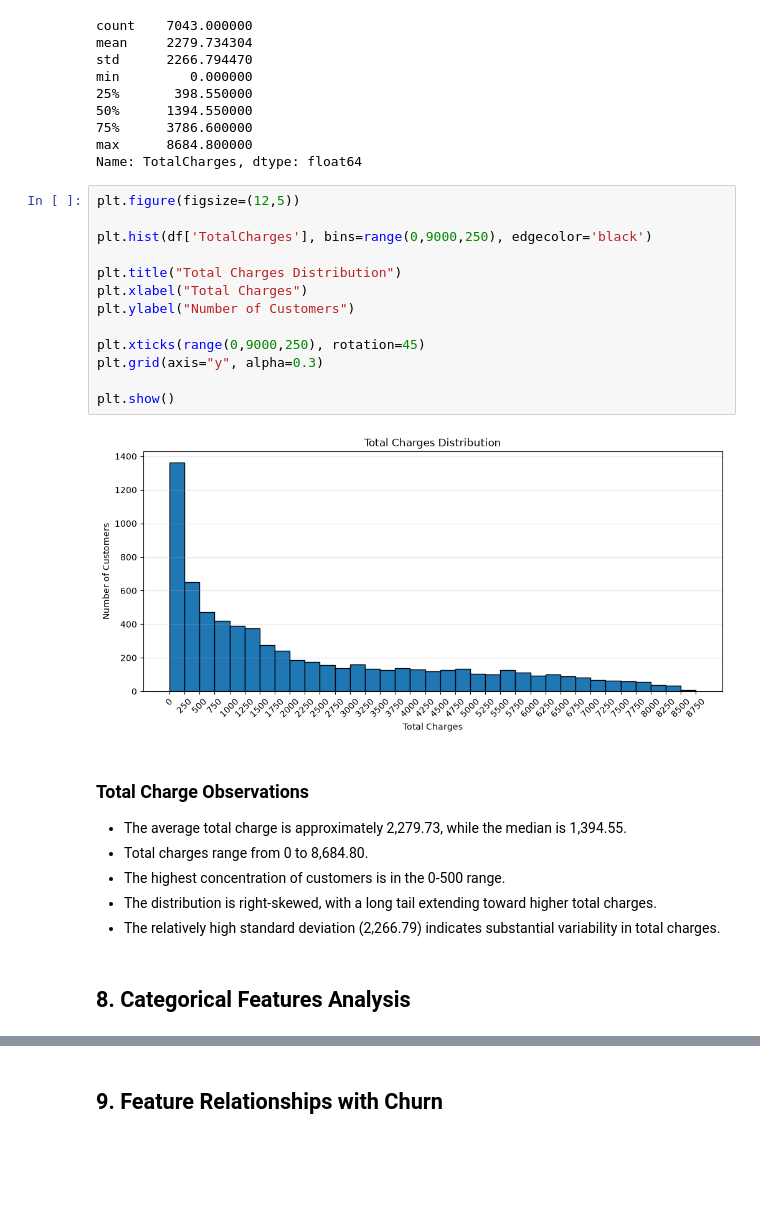
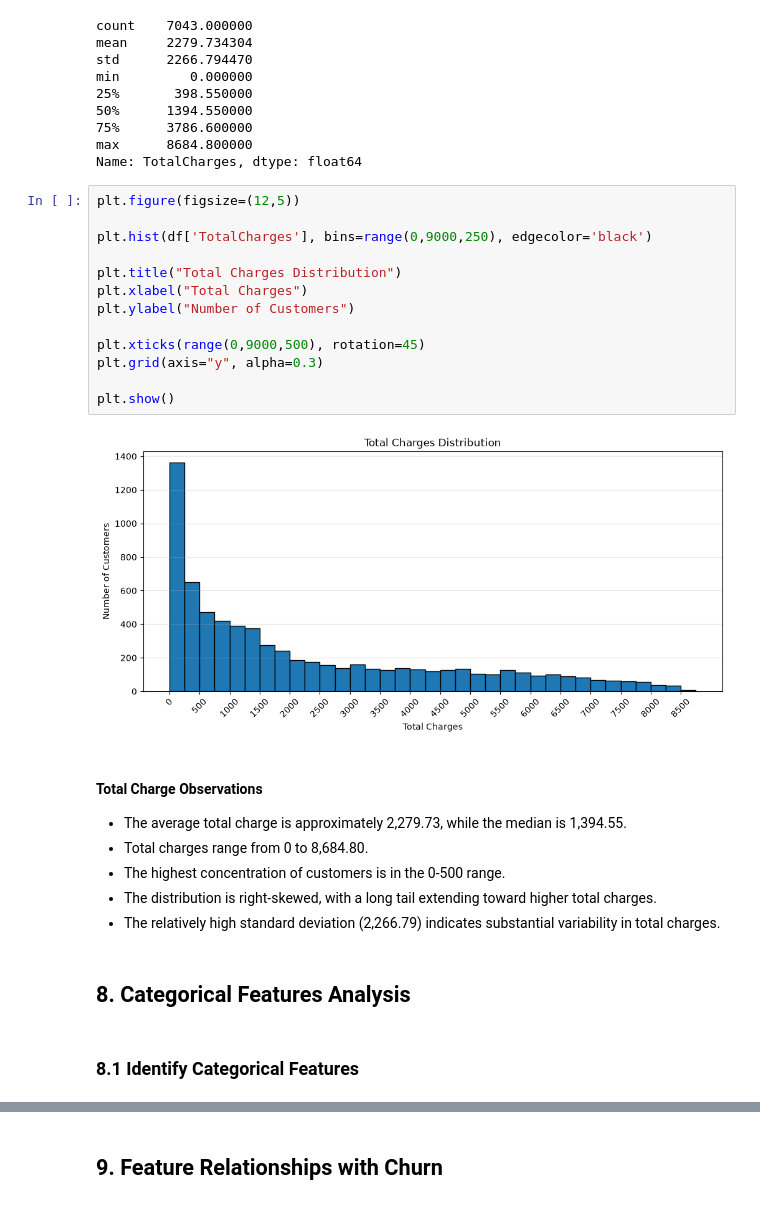
Before and after one commit to mertcanaksoy34/telco-customer-churn, a Jupyter notebook: notebooks/01_eda.ipynb, the cells around one changed output, grey strips where cells are left out. Drawn from its saved outputs; the diff is of its cells as text; blank space fills up the shorter version.

Commit message:
feat: analyze categorical features

```diff
--- a/notebooks/01_eda.ipynb
+++ b/notebooks/01_eda.ipynb
@@ -300,20 +300,20 @@ Name: TotalCharges, dtype: float64
 # %%
 plt.figure(figsize=(12,5))
 
 plt.hist(df['TotalCharges'], bins=range(0,9000,250), edgecolor='black')
 
 plt.title("Total Charges Distribution")
 plt.xlabel("Total Charges")
 plt.ylabel("Number of Customers")
 
-plt.xticks(range(0,9000,250), rotation=45)
+plt.xticks(range(0,9000,500), rotation=45)
 plt.grid(axis="y", alpha=0.3)
 
 plt.show()
 # %% [output]
-[figure, old version]
+[figure, new version]
 # %% [markdown]
-### Total Charge Observations
+#### Total Charge Observations
 - The average total charge is approximately 2,279.73, while the median is 1,394.55.
 - Total charges range from 0 to 8,684.80.
 - The highest concentration of customers is in the 0-500 range.
@@ -321,3 +321,5 @@ plt.show()
 - The relatively high standard deviation (2,266.79) indicates substantial variability in total charges.
 # %% [markdown]
 ## 8. Categorical Features Analysis
+# %% [markdown]
+### 8.1 Identify Categorical Features
```
Also changed, not shown: parts of 34 cells of this notebook.
